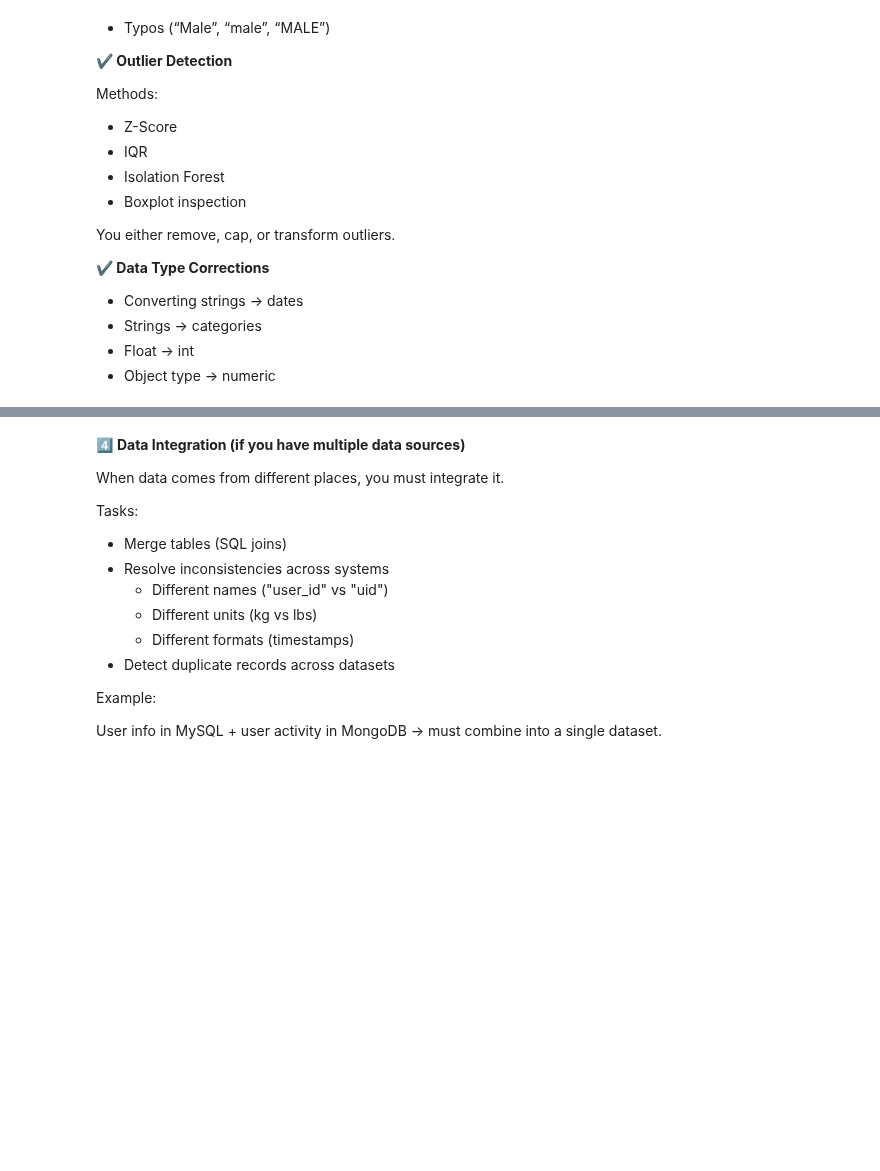
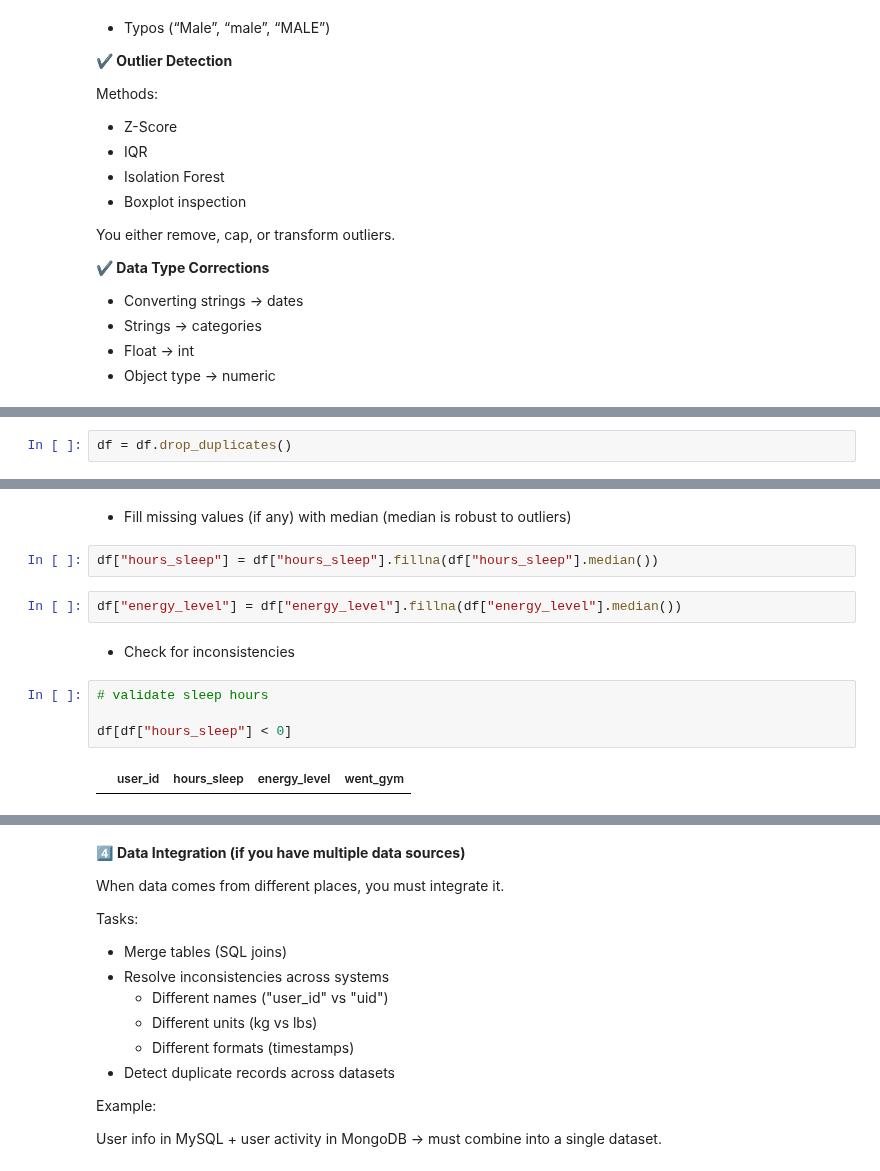
Before and after one commit to dnlmkhlv/ml, a Jupyter notebook: data-preprocessing/data-preprocessing.ipynb, the cells around one changed output, grey strips where cells are left out. Drawn from its saved outputs; the diff is of its cells as text; blank space fills up the shorter version.

```diff
--- a/data-preprocessing/data-preprocessing.ipynb
+++ b/data-preprocessing/data-preprocessing.ipynb
@@ -253,0 +258,2 @@ You either remove, cap, or transform outliers.
+# %%
+df = df.drop_duplicates()
@@ -253,0 +268,14 @@ You either remove, cap, or transform outliers.
+# %% [markdown]
+- Fill missing values (if any) with median (median is robust to outliers)
+# %%
+df["hours_sleep"] = df["hours_sleep"].fillna(df["hours_sleep"].median())
+# %%
+df["energy_level"] = df["energy_level"].fillna(df["energy_level"].median())
+# %% [markdown]
+- Check for inconsistencies
+# %%
+# validate sleep hours
+
+df[df["hours_sleep"] < 0]
+# %% [output]
+|  | user_id | hours_sleep | energy_level | went_gym |
```
Also changed, not shown: parts of 11 cells of this notebook.
